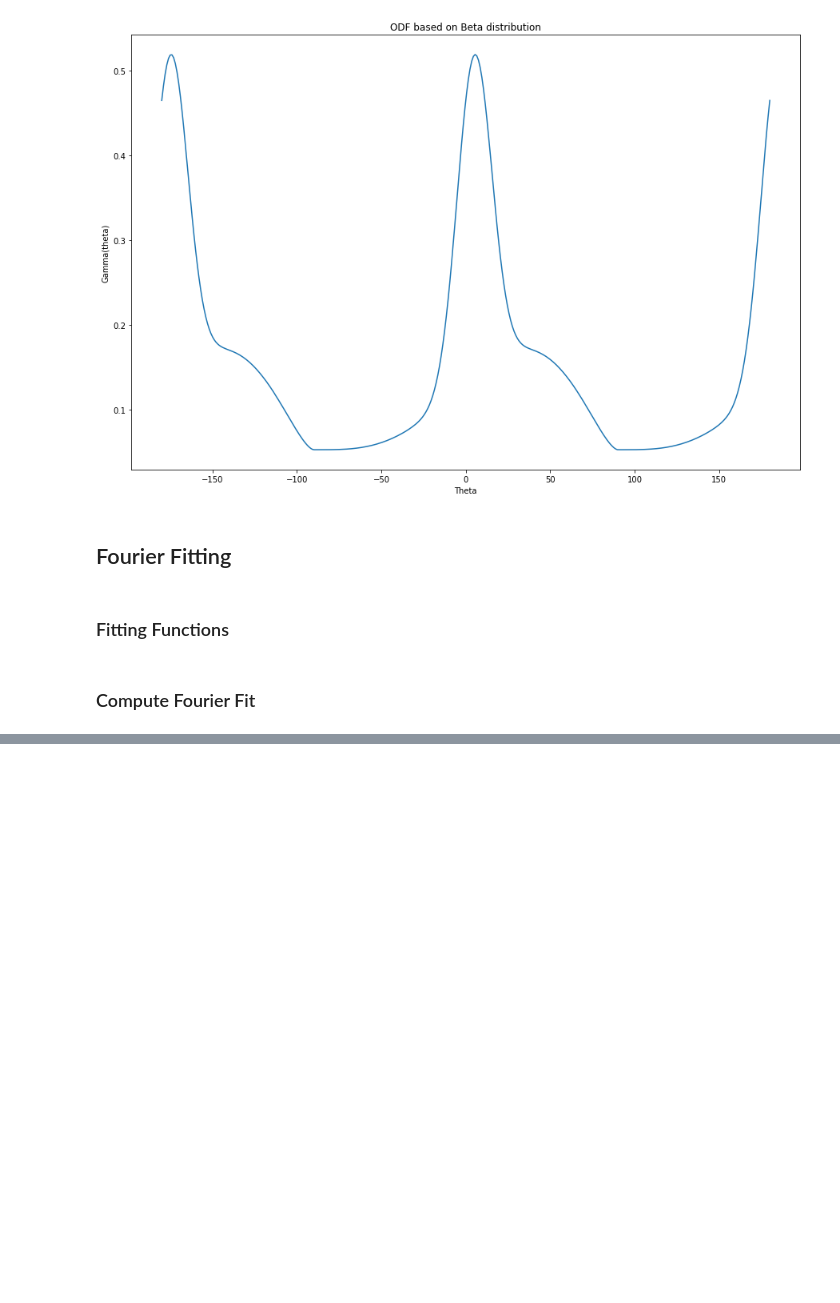
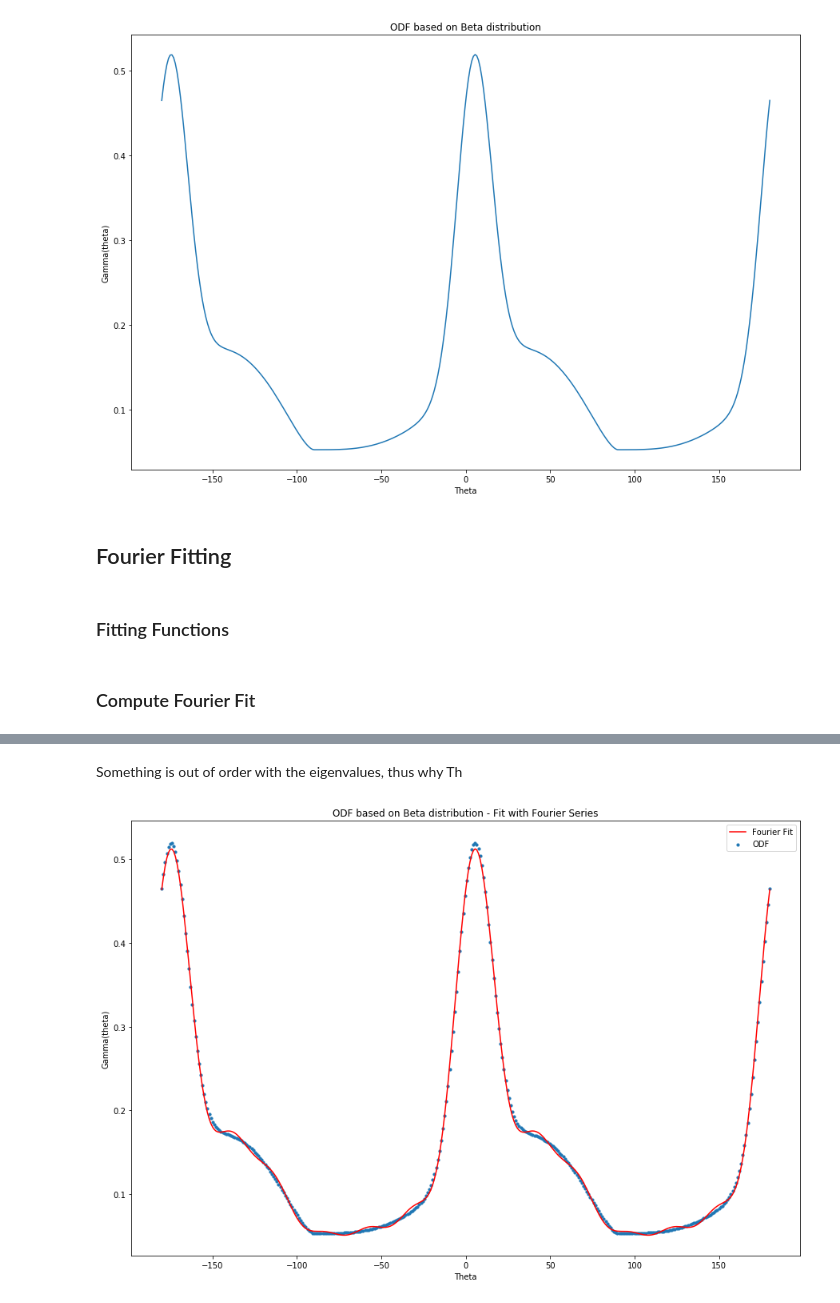
Before and after one commit to stpotter16/psfdi, a Jupyter notebook: notebooks/exploratory/stp_explore_structural_tensor.ipynb, the cells around one changed output, grey strips where cells are left out. Cells and saved outputs as stored; diff of their text form; code cells hidden in the pictures; blank space fills up the shorter version.

```diff
--- a/notebooks/exploratory/stp_explore_structural_tensor.ipynb
+++ b/notebooks/exploratory/stp_explore_structural_tensor.ipynb
@@ -159,0 +193,14 @@ plt.legend();
+# %% [markdown]
+Something is out of order with the eigenvalues, thus why Th
+# %%
+
+
+fig = plt.figure(figsize=(15, 10))
+plt.scatter(np.rad2deg(theta), gamma, marker='o', s=10, label='ODF');
+plt.plot(np.rad2deg(theta), gamma_fourier_fit, color='r', label='Fourier Fit')
+plt.xlabel('Theta')
+plt.ylabel('Gamma(theta)')
+plt.title('ODF based on Beta distribution - Fit with Fourier Series');
+plt.legend();
+# %% [output]
+[figure, added]
```
Also changed, not shown: parts of 10 cells of this notebook.
